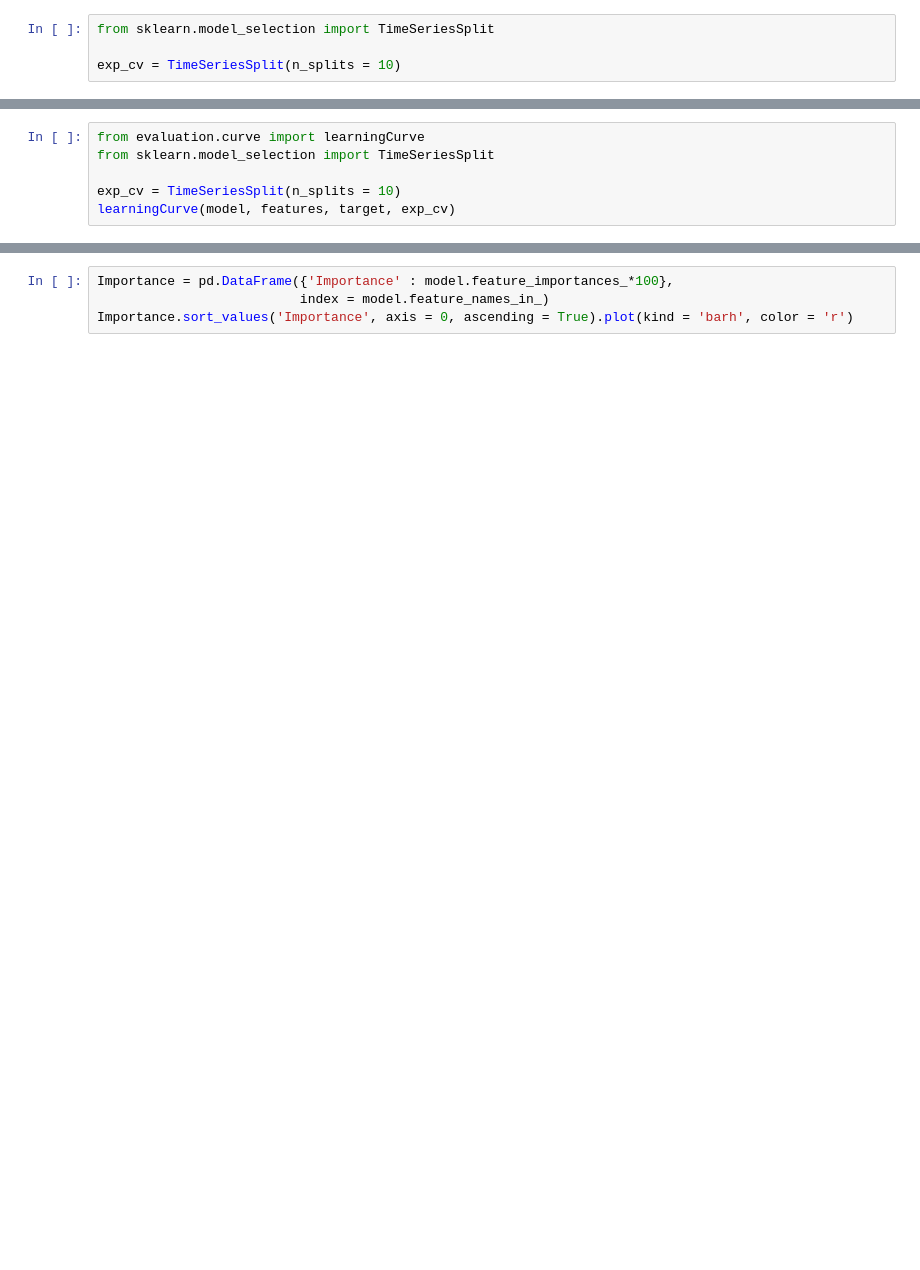
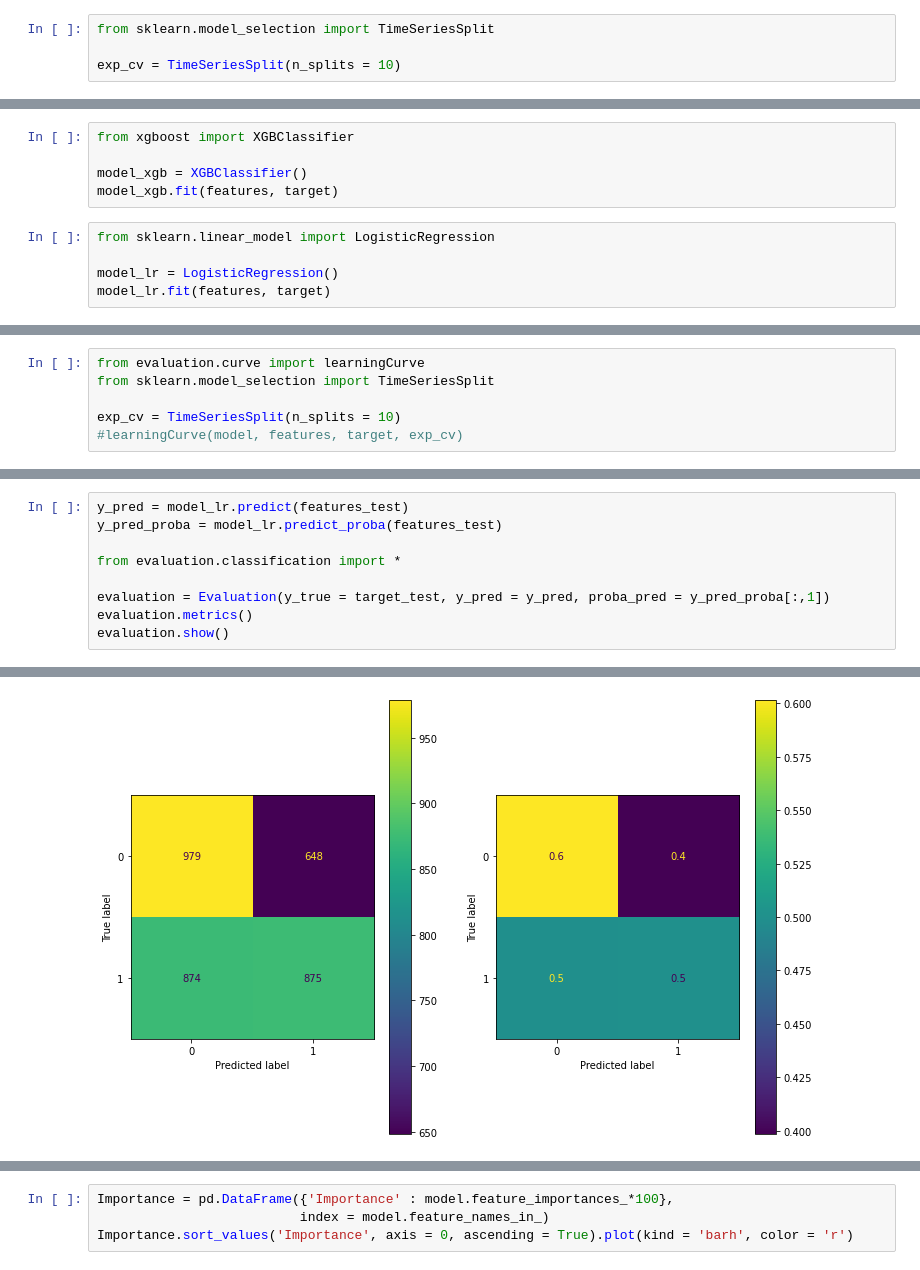
Before and after one commit to cedTrad/MachineLearning_Trading, a Jupyter notebook: lab.ipynb, the cells around one changed output, grey strips where cells are left out. Cells and saved outputs as stored; diff of their text form; blank space fills up the shorter version.

```diff
--- a/lab.ipynb
+++ b/lab.ipynb
@@ -108,0 +90,10 @@ RandomForestClassifier()
+# %%
+from xgboost import XGBClassifier
+
+model_xgb = XGBClassifier()
+model_xgb.fit(features, target)
+# %%
+from sklearn.linear_model import LogisticRegression
+
+model_lr = LogisticRegression()
+model_lr.fit(features, target)
@@ -111,4 +111,4 @@ from evaluation.curve import learningCurve
 from sklearn.model_selection import TimeSeriesSplit
 
 exp_cv = TimeSeriesSplit(n_splits = 10)
-learningCurve(model, features, target, exp_cv)
+#learningCurve(model, features, target, exp_cv)
@@ -158,0 +124,10 @@ weighted avg       0.50      0.50      0.50      3221
+# %%
+y_pred = model_lr.predict(features_test)
+y_pred_proba = model_lr.predict_proba(features_test)
+
+from evaluation.classification import *
+
+evaluation = Evaluation(y_true = target_test, y_pred = y_pred, proba_pred = y_pred_proba[:,1])
+evaluation.metrics()
+evaluation.show()
+# %% [output]
@@ -158,0 +147 @@ weighted avg       0.50      0.50      0.50      3221
+[figure, added]
```
Also changed, not shown: parts of 30 cells of this notebook, 23 other files.
